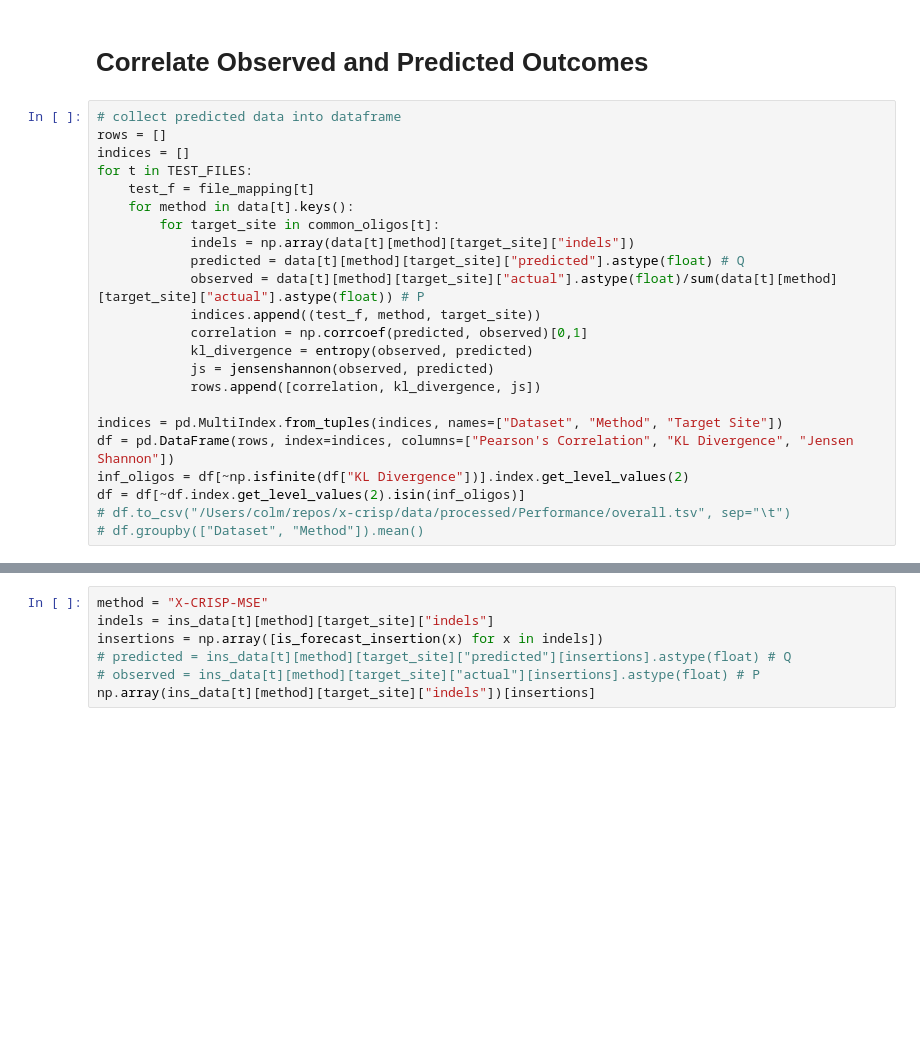
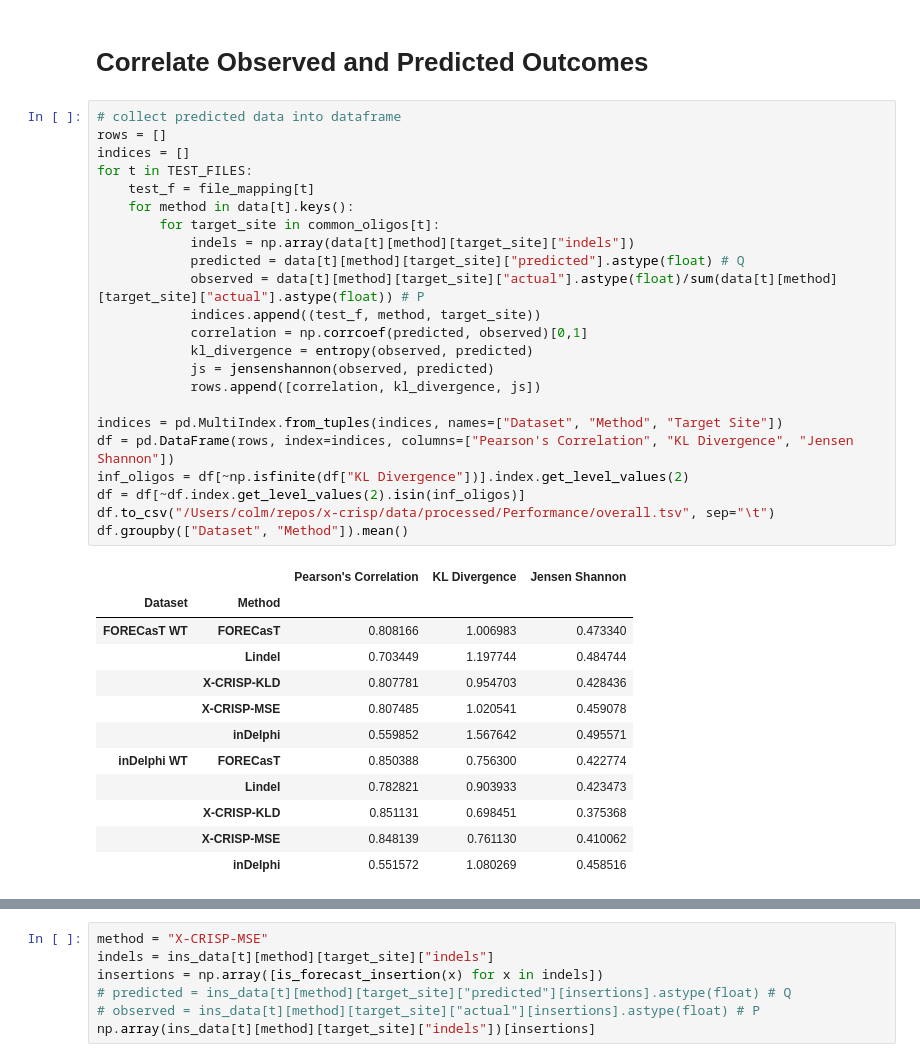
Before and after one commit to zouter/XCRISP, a Jupyter notebook: notebooks/analysis/compare_models.ipynb, the cells around one changed output, grey strips where cells are left out. Drawn from its saved outputs; the diff is of its cells as text; blank space fills up the shorter version.

```diff
--- a/notebooks/analysis/compare_models.ipynb
+++ b/notebooks/analysis/compare_models.ipynb
@@ -239,26 +239,39 @@ Reversed mapping
 # %%
 # collect predicted data into dataframe
 rows = []
 indices = []
 for t in TEST_FILES:
     test_f = file_mapping[t]
     for method in data[t].keys():
         for target_site in common_oligos[t]:
             indels = np.array(data[t][method][target_site]["indels"])
             predicted = data[t][method][target_site]["predicted"].astype(float) # Q
             observed = data[t][method][target_site]["actual"].astype(float)/sum(data[t][method][target_site]["actual"].astype(float)) # P
             indices.append((test_f, method, target_site))
             correlation = np.corrcoef(predicted, observed)[0,1]
             kl_divergence = entropy(observed, predicted)
             js = jensenshannon(observed, predicted)
             rows.append([correlation, kl_divergence, js])
 
 indices = pd.MultiIndex.from_tuples(indices, names=["Dataset", "Method", "Target Site"])
 df = pd.DataFrame(rows, index=indices, columns=["Pearson's Correlation", "KL Divergence", "Jensen Shannon"])
 inf_oligos = df[~np.isfinite(df["KL Divergence"])].index.get_level_values(2)
 df = df[~df.index.get_level_values(2).isin(inf_oligos)]
-# df.to_csv("/Users/colm/repos/x-crisp/data/processed/Performance/overall.tsv", sep="\t")
-# df.groupby(["Dataset", "Method"]).mean()
+df.to_csv("/Users/colm/repos/x-crisp/data/processed/Performance/overall.tsv", sep="\t")
+df.groupby(["Dataset", "Method"]).mean()
+# %% [output]
+|  |  | Pearson's Correlation | KL Divergence | Jensen Shannon |
+| Dataset | Method |  |  |  |
+| FORECasT WT | FORECasT | 0.808166 | 1.006983 | 0.473340 |
+|  | Lindel | 0.703449 | 1.197744 | 0.484744 |
+|  | X-CRISP-KLD | 0.807781 | 0.954703 | 0.428436 |
+|  | X-CRISP-MSE | 0.807485 | 1.020541 | 0.459078 |
+|  | inDelphi | 0.559852 | 1.567642 | 0.495571 |
+| inDelphi WT | FORECasT | 0.850388 | 0.756300 | 0.422774 |
+|  | Lindel | 0.782821 | 0.903933 | 0.423473 |
+|  | X-CRISP-KLD | 0.851131 | 0.698451 | 0.375368 |
+|  | X-CRISP-MSE | 0.848139 | 0.761130 | 0.410062 |
+|  | inDelphi | 0.551572 | 1.080269 | 0.458516 |
 # %%
 # collect predicted data into dataframe
 rows = []
```
Also changed, not shown: parts of 10 cells of this notebook, 6 other files.
